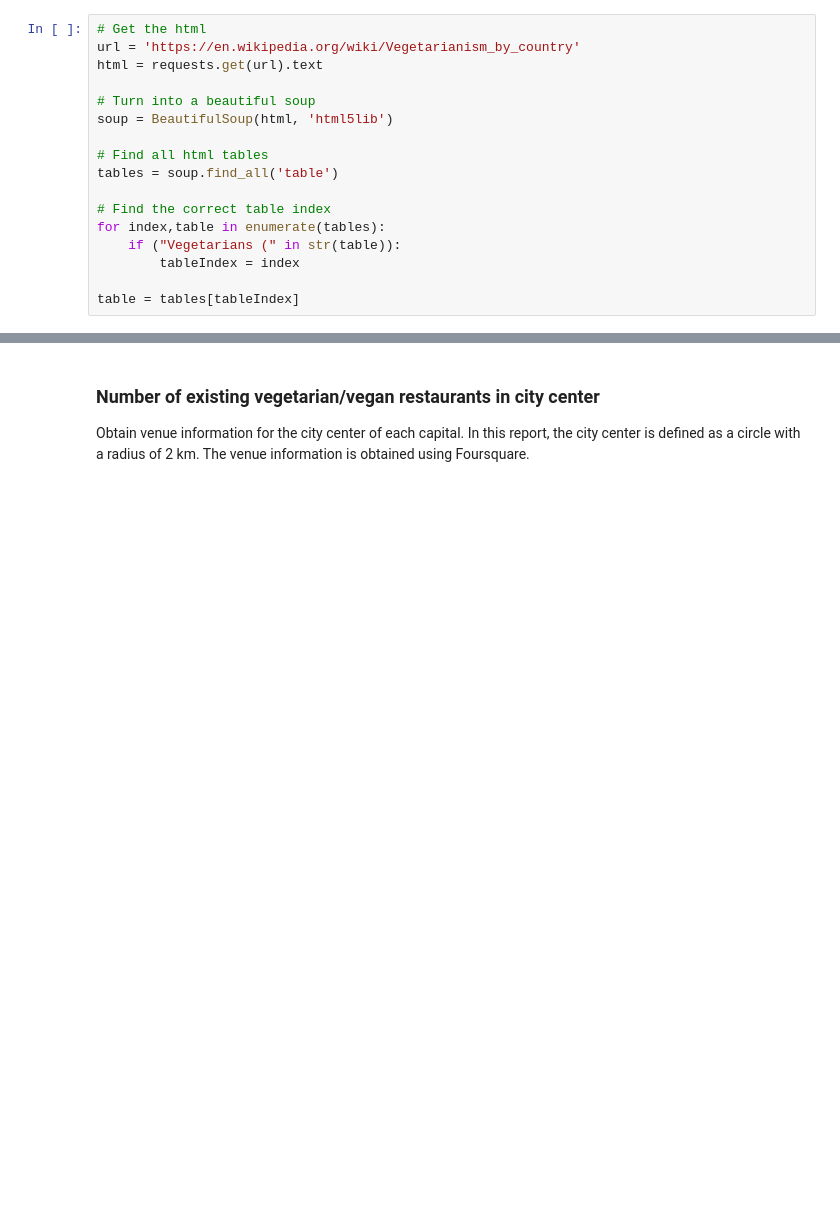
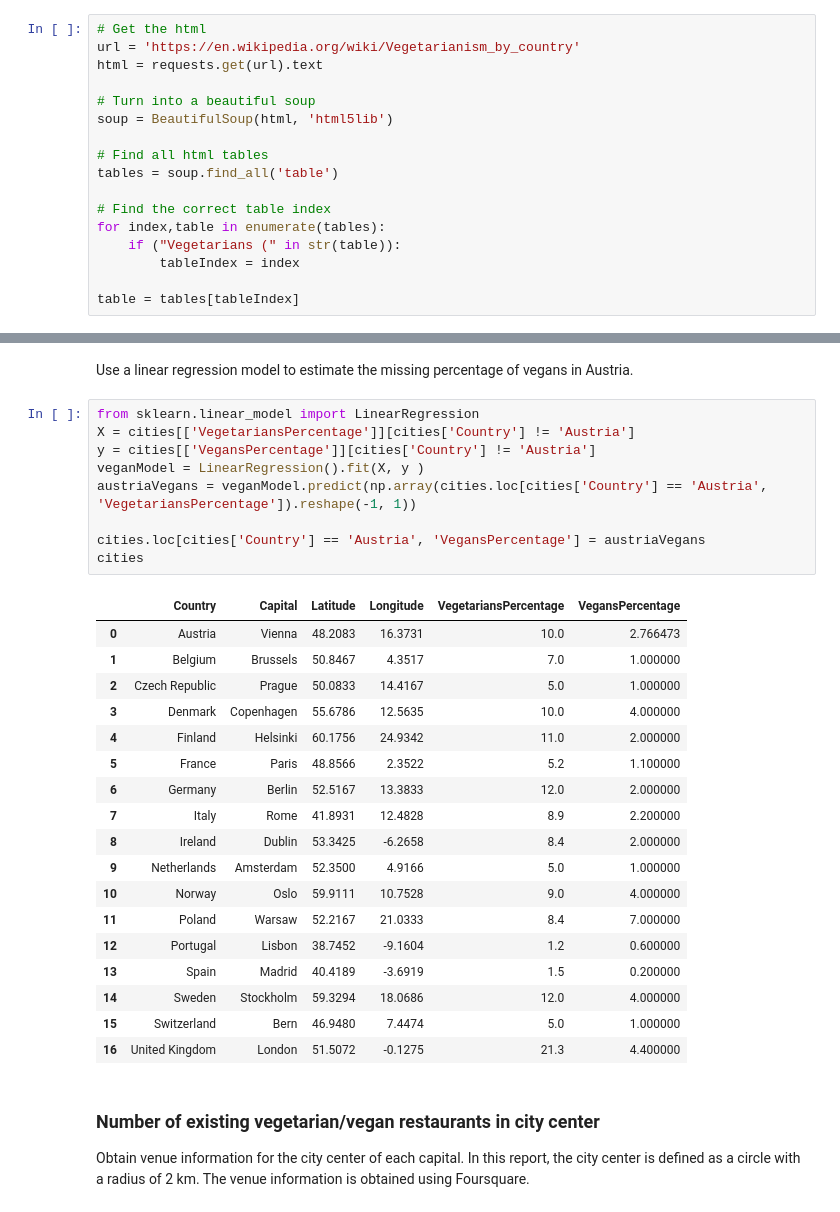
Before and after one commit to MerelVergaaij/CourseraCapstone, a Jupyter notebook: BattleOfTheNeighborhoods.ipynb, the cells around one changed output, grey strips where cells are left out. Saved outputs shown, nothing was run; the diff lists cells and outputs as text; blank space fills up the shorter version.

```diff
--- a/BattleOfTheNeighborhoods.ipynb
+++ b/BattleOfTheNeighborhoods.ipynb
@@ -205,3 +183,33 @@ cities
+# %% [markdown]
+Use a linear regression model to estimate the missing percentage of vegans in Austria.
+# %%
+from sklearn.linear_model import LinearRegression
+X = cities[['VegetariansPercentage']][cities['Country'] != 'Austria']
+y = cities[['VegansPercentage']][cities['Country'] != 'Austria']
+veganModel = LinearRegression().fit(X, y )
+austriaVegans = veganModel.predict(np.array(cities.loc[cities['Country'] == 'Austria', 'VegetariansPercentage']).reshape(-1, 1))
+
+cities.loc[cities['Country'] == 'Austria', 'VegansPercentage'] = austriaVegans
+cities
+# %% [output]
+|  | Country | Capital | Latitude | Longitude | VegetariansPercentage | VegansPercentage |
+| 0 | Austria | Vienna | 48.2083 | 16.3731 | 10.0 | 2.766473 |
+| 1 | Belgium | Brussels | 50.8467 | 4.3517 | 7.0 | 1.000000 |
+| 2 | Czech Republic | Prague | 50.0833 | 14.4167 | 5.0 | 1.000000 |
+| 3 | Denmark | Copenhagen | 55.6786 | 12.5635 | 10.0 | 4.000000 |
+| 4 | Finland | Helsinki | 60.1756 | 24.9342 | 11.0 | 2.000000 |
+| 5 | France | Paris | 48.8566 | 2.3522 | 5.2 | 1.100000 |
+| 6 | Germany | Berlin | 52.5167 | 13.3833 | 12.0 | 2.000000 |
+| 7 | Italy | Rome | 41.8931 | 12.4828 | 8.9 | 2.200000 |
+| 8 | Ireland | Dublin | 53.3425 | -6.2658 | 8.4 | 2.000000 |
+| 9 | Netherlands | Amsterdam | 52.3500 | 4.9166 | 5.0 | 1.000000 |
+| 10 | Norway | Oslo | 59.9111 | 10.7528 | 9.0 | 4.000000 |
+| 11 | Poland | Warsaw | 52.2167 | 21.0333 | 8.4 | 7.000000 |
+| 12 | Portugal | Lisbon | 38.7452 | -9.1604 | 1.2 | 0.600000 |
+| 13 | Spain | Madrid | 40.4189 | -3.6919 | 1.5 | 0.200000 |
+| 14 | Sweden | Stockholm | 59.3294 | 18.0686 | 12.0 | 4.000000 |
+| 15 | Switzerland | Bern | 46.9480 | 7.4474 | 5.0 | 1.000000 |
+| 16 | United Kingdom | London | 51.5072 | -0.1275 | 21.3 | 4.400000 |
 # %% [markdown]
 ### Number of existing vegetarian/vegan restaurants in city center
 Obtain venue information for the city center of each capital. In this report, the city center is defined as a circle with a radius of 2 km. The venue information is obtained using Foursquare.
```
Also changed, not shown: parts of 7 cells of this notebook, 3 other files.
